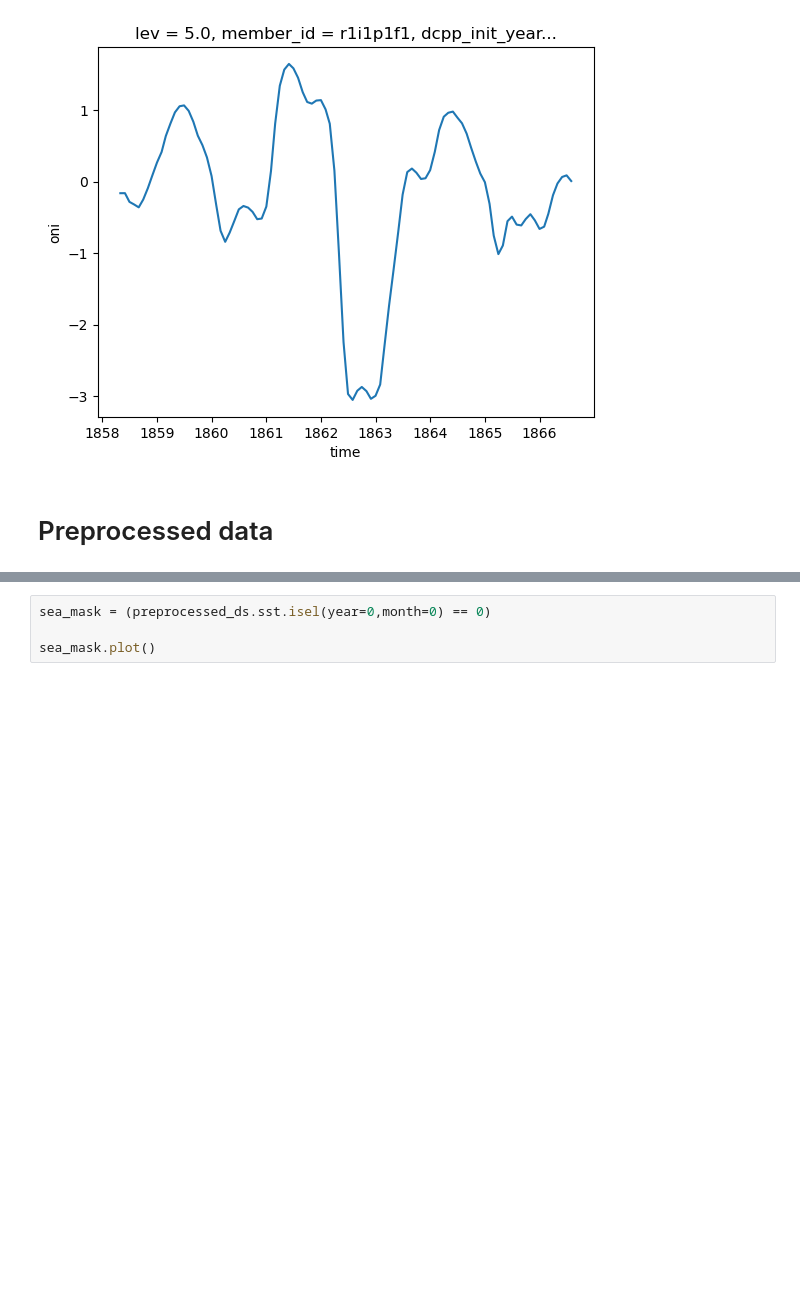
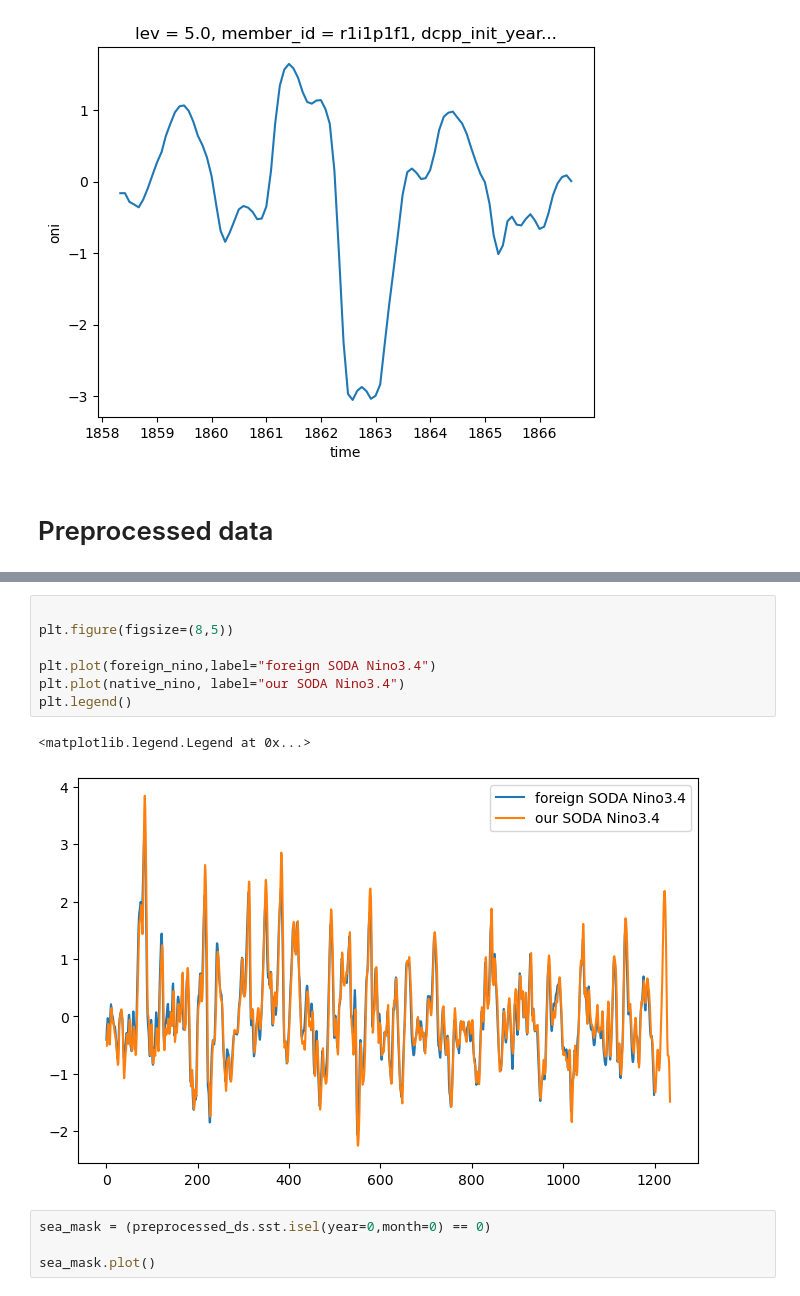
Before and after one commit to EthanZ0524/enso, a Jupyter notebook: data_retrieval/retrieve_data_testing.ipynb, the cells around one changed output, grey strips where cells are left out. Cells and saved outputs as stored; diff of their text form; blank space fills up the shorter version.

```diff
--- a/data_retrieval/retrieve_data_testing.ipynb
+++ b/data_retrieval/retrieve_data_testing.ipynb
@@ -315,3 +351,13 @@ preprocessed_ds.t300.isel(year=14,month=8).plot()
+# %%
+
+plt.figure(figsize=(8,5))
+
+plt.plot(foreign_nino,label="foreign SODA Nino3.4")
+plt.plot(native_nino, label="our SODA Nino3.4")
+plt.legend()
+# %% [output]
+<matplotlib.legend.Legend at 0x...>
+[figure, added]
 # %%
 sea_mask = (preprocessed_ds.sst.isel(year=0,month=0) == 0)
 
```
Also changed, not shown: parts of 4 cells of this notebook.
